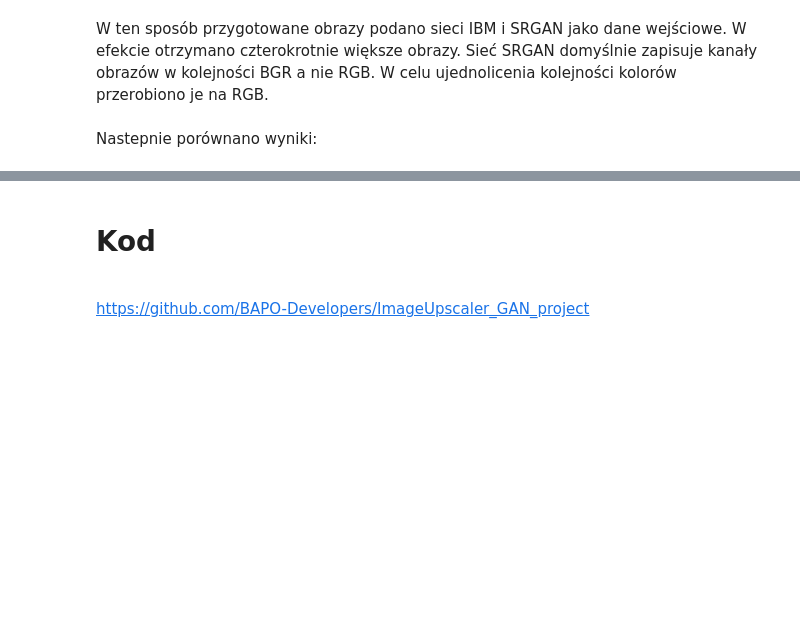
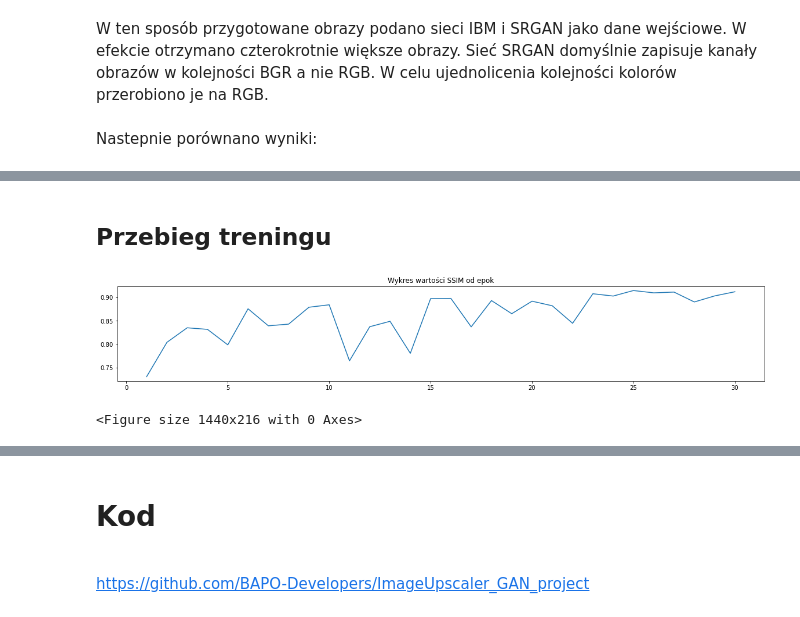
Before and after one commit to BAPO-Developers/ImageUpscaler_GAN_project, a Jupyter notebook: SprawozdanieAnimacje.ipynb, the cells around one changed output, grey strips where cells are left out. Drawn from its saved outputs; the diff is of its cells as text; code cells hidden in the pictures; blank space fills up the shorter version.

```diff
--- a/SprawozdanieAnimacje.ipynb
+++ b/SprawozdanieAnimacje.ipynb
@@ -217,0 +255,16 @@ Podjęto próbę wytrenowania innego modelu z czynnikiem upscalingu równym 2. W
+# %% [markdown]
+## Przebieg treningu
+# %%
+import matplotlib.pyplot as plt
+df = pd.read_csv('xlsxs/srf_2_train_results.csv', sep=';').to_numpy()
+ys = [float(i.replace(',','.')) for i in df[:,6]]
+xs = list(df[:,0])
+plt.rcParams["figure.figsize"] = (20,3)
+plt.plot(xs, ys)
+plt.title('Wykres wartości SSIM od epok')
+plt.show()
+plt.figure().clear()
+plt.clf()
+# %% [output]
+[figure, added]
+<Figure size 1440x216 with 0 Axes>
```
Also changed, not shown: parts of 23 cells of this notebook, 17 other files.
